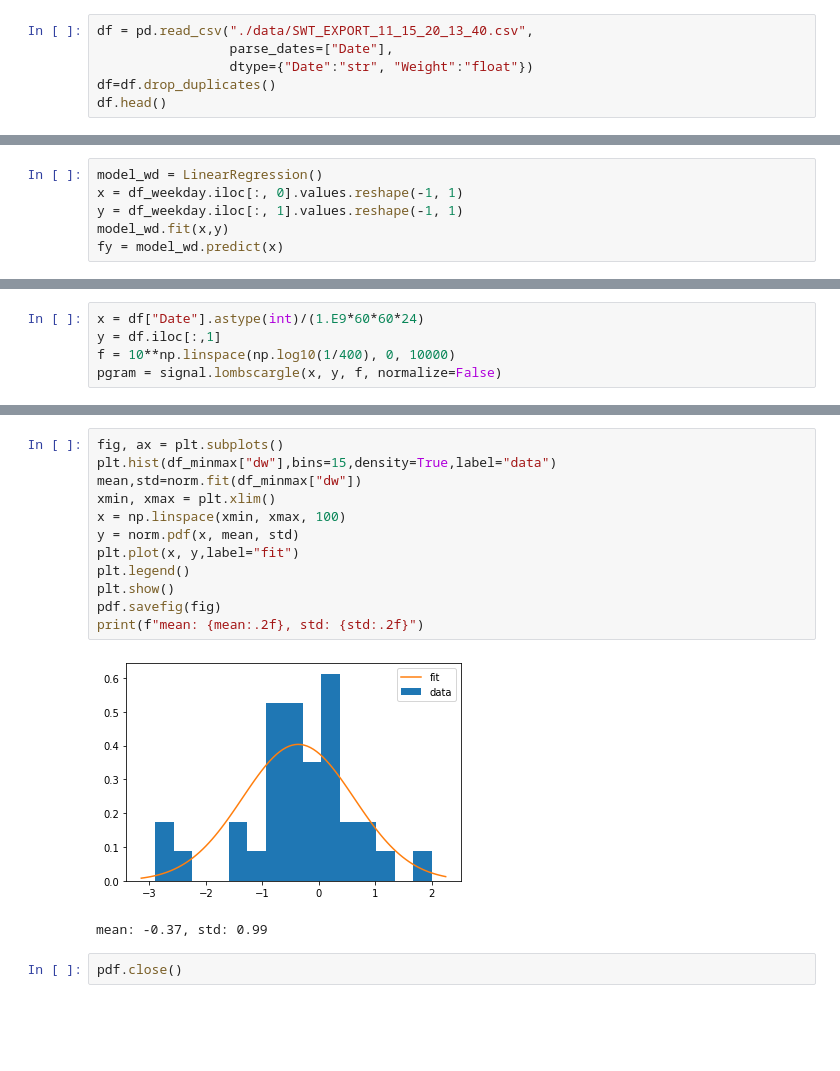
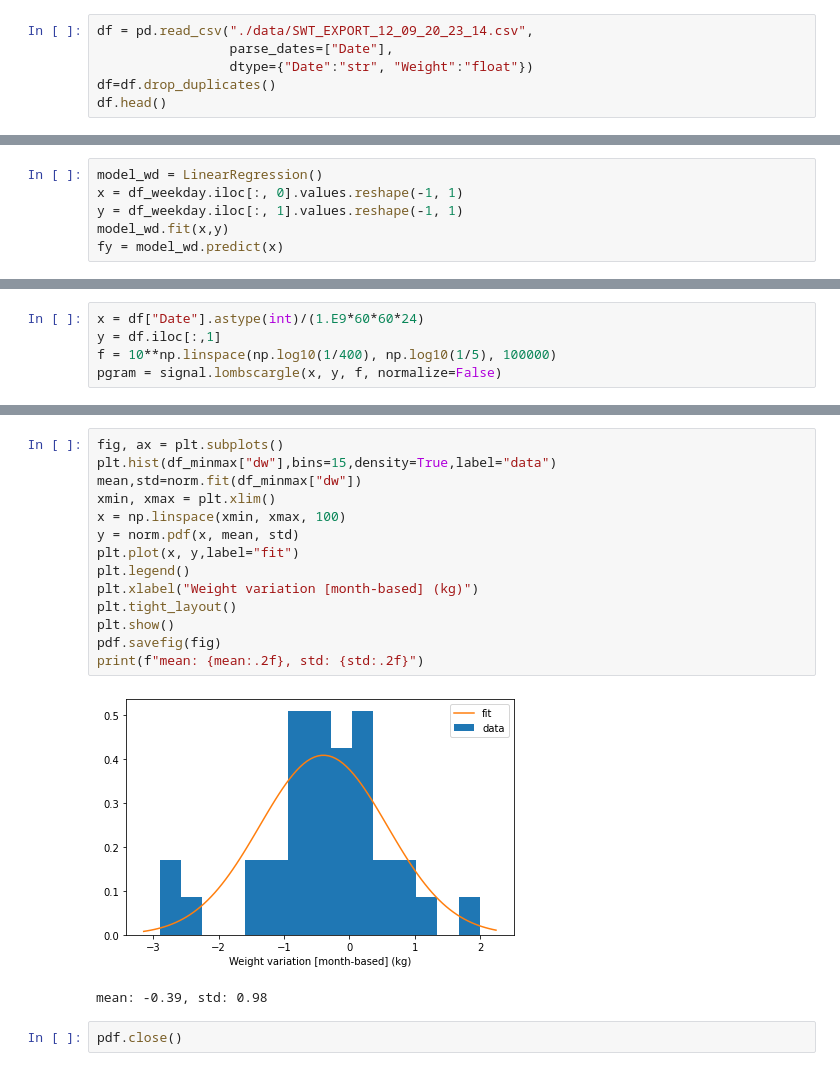
Before and after one commit to mt82/Peso, a Jupyter notebook: PyPeso.ipynb, the cells around one changed output, grey strips where cells are left out. Cells and saved outputs as stored; diff of their text form; blank space fills up the shorter version.

```diff
--- a/PyPeso.ipynb
+++ b/PyPeso.ipynb
@@ -12,7 +12,7 @@ from scipy.stats import norm
 import matplotlib.backends.backend_pdf
 pdf = matplotlib.backends.backend_pdf.PdfPages("peso.pdf")
 # %%
-df = pd.read_csv("./data/SWT_EXPORT_11_15_20_13_40.csv",
+df = pd.read_csv("./data/SWT_EXPORT_12_09_20_23_14.csv",
                  parse_dates=["Date"],
                  dtype={"Date":"str", "Weight":"float"})
 df=df.drop_duplicates()
@@ -399,7 +399,7 @@ pdf.savefig(fig)
 # %%
 x = df["Date"].astype(int)/(1.E9*60*60*24)
 y = df.iloc[:,1]
-f = 10**np.linspace(np.log10(1/400), 0, 10000)
+f = 10**np.linspace(np.log10(1/400), np.log10(1/5), 100000)
 pgram = signal.lombscargle(x, y, f, normalize=False)
 # %%
 fig, ax = plt.subplots()
@@ -480,17 +488,19 @@ pdf.savefig(fig)
 # %%
 fig, ax = plt.subplots()
 plt.hist(df_minmax["dw"],bins=15,density=True,label="data")
 mean,std=norm.fit(df_minmax["dw"])
 xmin, xmax = plt.xlim()
 x = np.linspace(xmin, xmax, 100)
 y = norm.pdf(x, mean, std)
 plt.plot(x, y,label="fit")
 plt.legend()
+plt.xlabel("Weight variation [month-based] (kg)")
+plt.tight_layout()
 plt.show()
 pdf.savefig(fig)
 print(f"mean: {mean:.2f}, std: {std:.2f}")
 # %% [output]
-[figure, old version]
+[figure, new version]
-mean: -0.37, std: 0.99
+mean: -0.39, std: 0.98
 # %%
 pdf.close()
```
Also changed, not shown: parts of 27 cells of this notebook.
